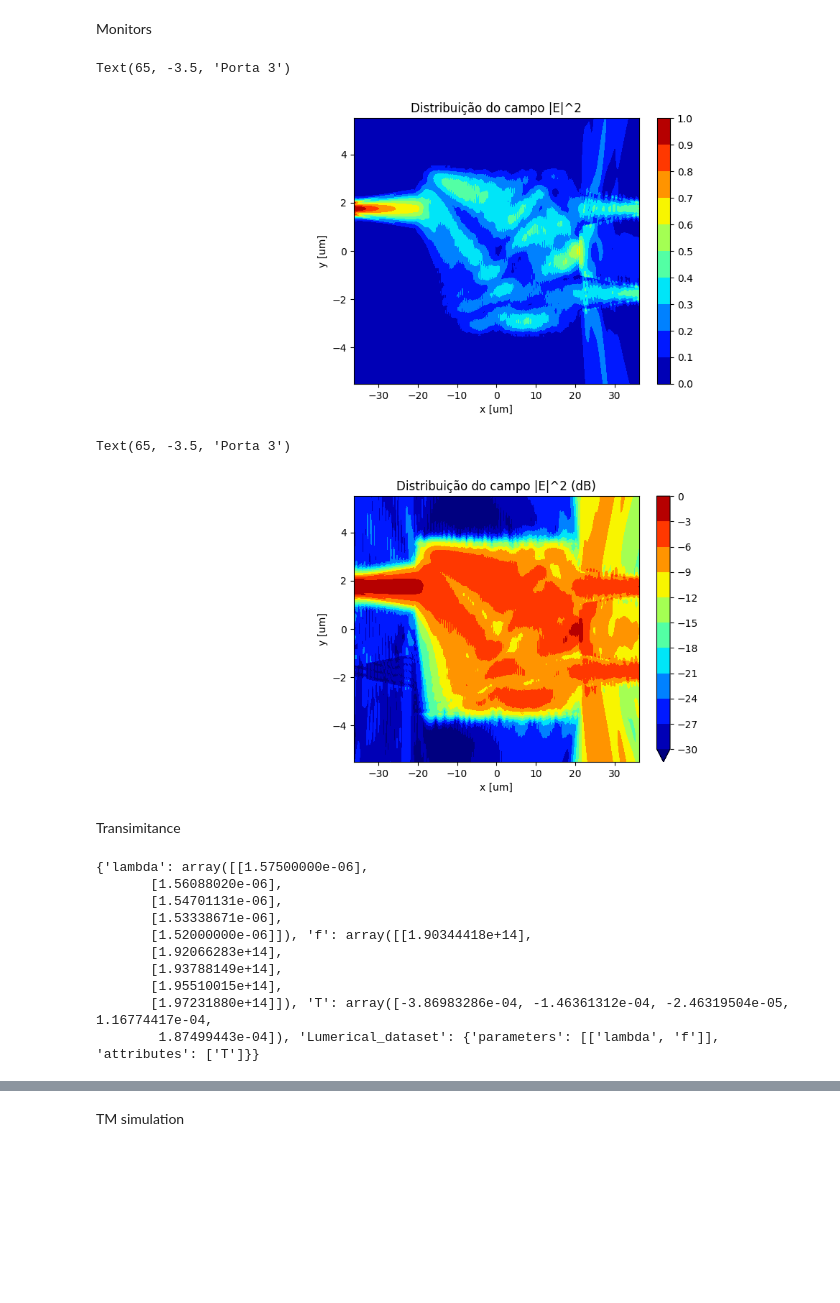
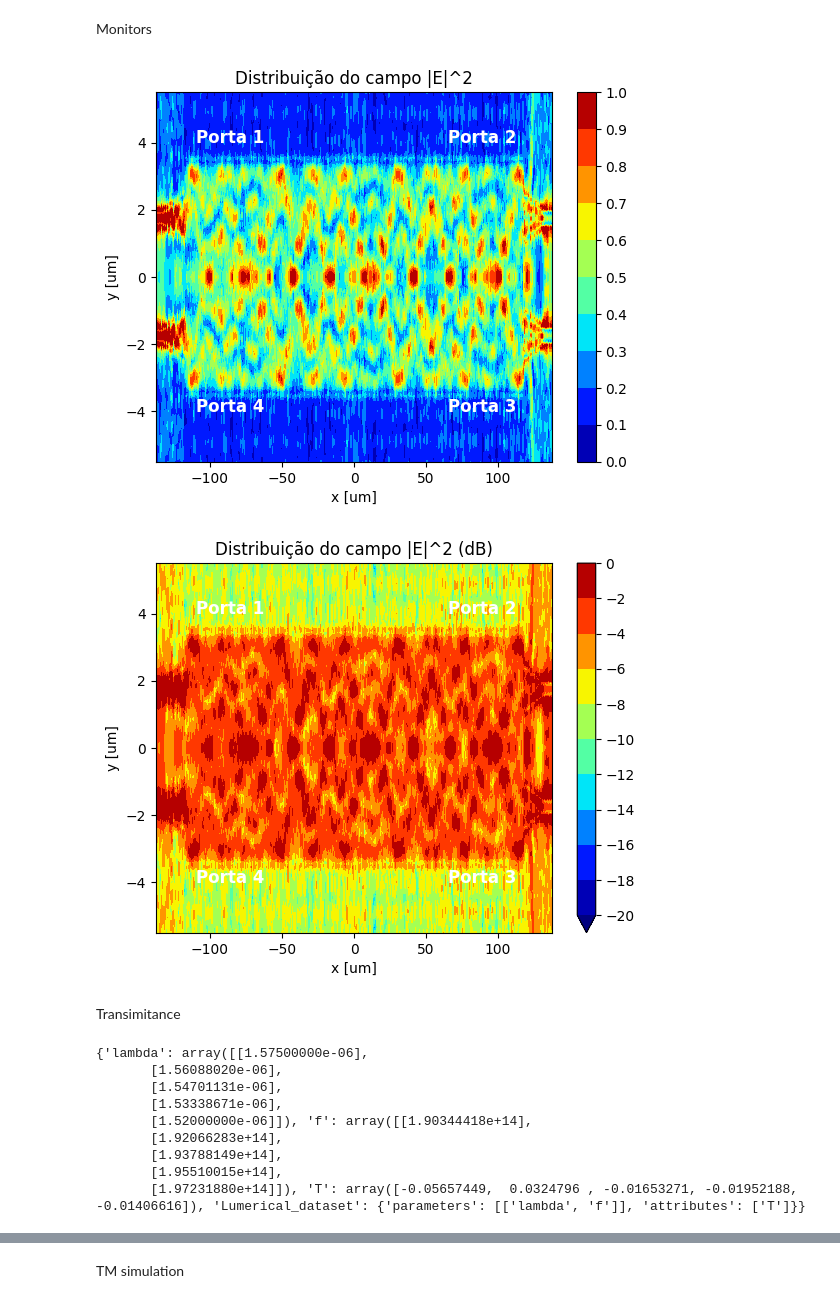
Before and after one commit to Lucivaldo1/MMI, a Jupyter notebook: MMI-varFDTD.ipynb, the cells around one changed output, grey strips where cells are left out. Drawn from its saved outputs; the diff is of its cells as text; code cells hidden in the pictures; blank space fills up the shorter version.

```diff
--- a/MMI-varFDTD.ipynb
+++ b/MMI-varFDTD.ipynb
@@ -18,7 +18,7 @@ nm = 1e-9
 # %% [markdown]
 Materials
 # %%
-materialClad = "SiO2 (Glass) - Dispersive & Lossless"
+materialClad = "SiO2 (Glass) - Palik"
 materialSi = "Si (Silicon) - Dispersive & Lossless"
 
 # Add material
@@ -94,15 +85,14 @@ Parameters
 #box
 Wm = 7*um
 N = 2
-p = 1
-L = 42*um
+L = 235*um
 #tapers
 taper_large_tip = 1.5*um
 taper_length = 15*um
 #slabs
 width = 450*nm
 height = 220*nm
-length = 5*um
+length = 10*um
 cband = True
 # %%
 # C band simulation: 1520 ~ 1575 nm
@@ -242,6 +246,14 @@ varApi.set('y span', 4*um)
 varApi.set('wavelength start', wl_start)
 varApi.set('wavelength stop', wl_stop)
 varApi.set('mode selection', 'fundamental mode')
+# %%
+varApi.addmodesource()
+varApi.set('x', -(L/2 + taper_length + length/2))
+varApi.set('y',- Wm/4)
+varApi.set('y span', 2*um)
+varApi.set('wavelength start', wl_start)
+varApi.set('wavelength stop', wl_stop)
+varApi.set('mode selection', 'fundamental mode')
 # %% [markdown]
 Monitors
 # %%
@@ -257,13 +269,20 @@ varApi.set('z', height/2)
 # %%
 # input field profile
 varApi.addprofile()
-varApi.set('name', 'input profile')
+varApi.set('name', 'input profile 1')
 varApi.set('monitor type', '2D X-normal')
-varApi.set('x', -(L/2 + taper_length))
+varApi.set('x', -(L/2 + taper_length + length/2))
 varApi.set('y',Wm/4)
-varApi.set('y span', 4*um)
+varApi.set('y span', 2*um)
 varApi.set('z',0)
-varApi.set('y span',4*um)
+# input field profile
+varApi.addprofile()
+varApi.set('name', 'input profile 2')
+varApi.set('monitor type', '2D X-normal')
+varApi.set('x', -(L/2 + taper_length + length/2))
+varApi.set('y', -Wm/4)
+varApi.set('y span', 2*um)
+varApi.set('z', 0)
 # %%
 #output fields profiles
 #port 2
@@ -304,26 +323,27 @@ Emag = np.sqrt(np.abs(Ex)**2 + np.abs(Ey)**2 + np.abs(Ez)**2)
 # %%
 plt.figure()
 mycmap = plt.get_cmap('jet')
 
 v = np.linspace(0, 1, 11, endpoint=True)
 
 plt.contourf(x,y,np.transpose(Emag[:,:,0]), v, cmap=mycmap)
 plt.colorbar(ticks=v)
 plt.title('Distribuição do campo |E|^2', fontsize = 12)
 plt.ylabel('y [um]', fontsize = 10)
 plt.xlabel('x [um]', fontsize = 10)
 
-plt.text(-100,2.5, 'Porta 1', fontsize = 12, fontweight = 'bold', color='w')
-plt.text(65,2.5,'Porta 2', fontsize = 12, fontweight = 'bold', color='w')
-plt.text(65,-3.5,'Porta 3', fontsize = 12, fontweight = 'bold', color='w')
+plt.text(-110,4, 'Porta 1', fontsize = 12, fontweight = 'bold', color='w')
+plt.text(65,4,'Porta 2', fontsize = 12, fontweight = 'bold', color='w')
+plt.text(65,-4,'Porta 3', fontsize = 12, fontweight = 'bold', color='w')
+plt.text(-110,-4, 'Porta 4', fontsize = 12, fontweight = 'bold', color='w')
+plt.savefig('Distribuição do campo E var')
 # %% [output]
-Text(65, -3.5, 'Porta 3')
-[figure, old version]
+[figure, new version]
 # %%
 plt.figure()
 #mycmap = plt.get_cmap('jet')
 
-v = np.linspace(-30, 0, 11, endpoint=True)
+v = np.linspace(-20, 0, 11, endpoint=True)
 
 CS = plt.contourf(x,y,10*np.log10(np.transpose(Emag[:,:,0])), v, cmap=mycmap, extend='min')
 plt.colorbar(ticks=v)
@@ -332,16 +352,17 @@ plt.title('Distribuição do campo |E|^2 (dB)', fontsize = 12)
 plt.ylabel('y [um]', fontsize = 10)
 plt.xlabel('x [um]', fontsize = 10)
 
-plt.text(-100,2.5, 'Porta 1', fontsize = 12, fontweight = 'bold', color='w')
-plt.text(65,2.5,'Porta 2', fontsize = 12, fontweight = 'bold', color='w')
-plt.text(65,-3.5,'Porta 3', fontsize = 12, fontweight = 'bold', color='w')
+plt.text(-110,4, 'Porta 1', fontsize = 12, fontweight = 'bold', color='w')
+plt.text(65,4,'Porta 2', fontsize = 12, fontweight = 'bold', color='w')
+plt.text(65,-4,'Porta 3', fontsize = 12, fontweight = 'bold', color='w')
+plt.text(-110,-4, 'Porta 4', fontsize = 12, fontweight = 'bold', color='w')
+plt.savefig('Distribuição do campo E (db) var')
 # %% [output]
-Text(65, -3.5, 'Porta 3')
-[figure, old version]
+[figure, new version]
 # %% [markdown]
 Transimitance
 # %%
-print(varApi.getresult('input profile', 'T'))
+print(varApi.getresult('input profile 1', 'T'))
 # %% [output]
 {'lambda': array([[1.57500000e-06],
        [1.56088020e-06],
@@ -351,6 +372,5 @@ print(varApi.getresult('input profile', 'T'))
        [1.92066283e+14],
        [1.93788149e+14],
        [1.95510015e+14],
-       [1.97231880e+14]]), 'T': array([-3.86983286e-04, -1.46361312e-04, -2.46319504e-05,  1.16774417e-04,
-        1.87499443e-04]), 'Lumerical_dataset': {'parameters': [['lambda', 'f']], 'attributes': ['T']}}
+       [1.97231880e+14]]), 'T': array([-0.05657449,  0.0324796 , -0.01653271, -0.01952188, -0.01406616]), 'Lumerical_dataset': {'parameters': [['lambda', 'f']], 'attributes': ['T']}}
 # %%
```
Also changed, not shown: parts of 18 cells of this notebook, 3 other files.
